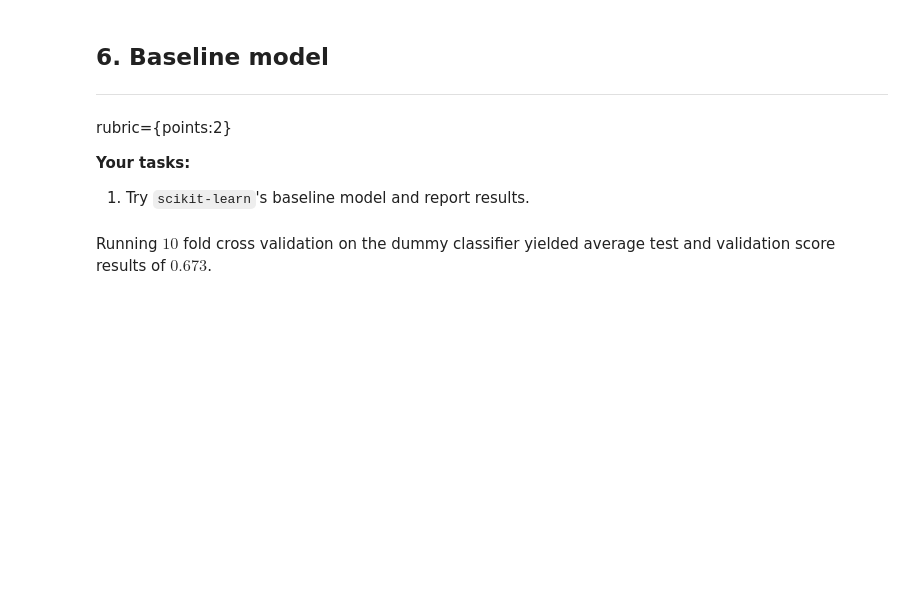
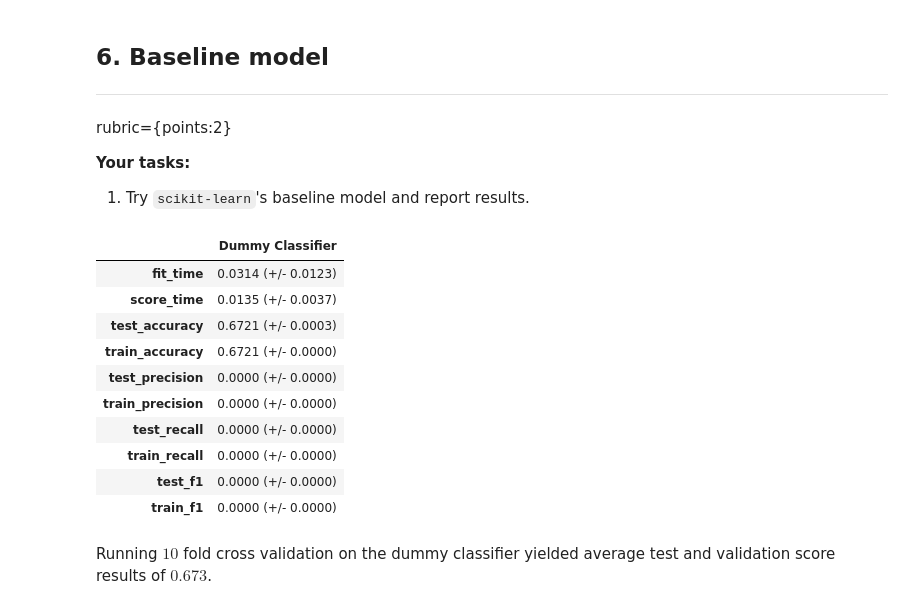
Before and after one commit to bchurch8/cpsc330-HW-repo, a Jupyter notebook: hw/hw6/hw6-starter.ipynb, the cells around one changed output. Cells and saved outputs as stored; diff of their text form; code cells hidden in the pictures; blank space fills up the shorter version.

```diff
--- a/hw/hw6/hw6-starter.ipynb
+++ b/hw/hw6/hw6-starter.ipynb
@@ -293,8 +434,20 @@ rubric={points:2}
 # %%
 dummy_pipe = make_pipeline(preprocessor, DummyClassifier(strategy="most_frequent"))
 
-result = pd.DataFrame(cross_validate(dummy_pipe, X_train, y_train, cv=10, return_train_score=True))
-pd.DataFrame(result.mean())
+results["Dummy Classifier"] = mean_std_cross_val_scores(dummy_pipe, X_train, y_train, cv=10, scoring= scoring_metrics, return_train_score=True)
+pd.DataFrame(results)
+# %% [output]
+|  | Dummy Classifier |
+| fit_time | 0.0314 (+/- 0.0123) |
+| score_time | 0.0135 (+/- 0.0037) |
+| test_accuracy | 0.6721 (+/- 0.0003) |
+| train_accuracy | 0.6721 (+/- 0.0000) |
+| test_precision | 0.0000 (+/- 0.0000) |
+| train_precision | 0.0000 (+/- 0.0000) |
+| test_recall | 0.0000 (+/- 0.0000) |
+| train_recall | 0.0000 (+/- 0.0000) |
+| test_f1 | 0.0000 (+/- 0.0000) |
+| train_f1 | 0.0000 (+/- 0.0000) |
 # %% [markdown]
 Running $10$ fold cross validation on the dummy classifier yielded average test and validation score results of $0.673$.
 # %% [markdown]
```
Also changed, not shown: parts of 25 cells of this notebook.
